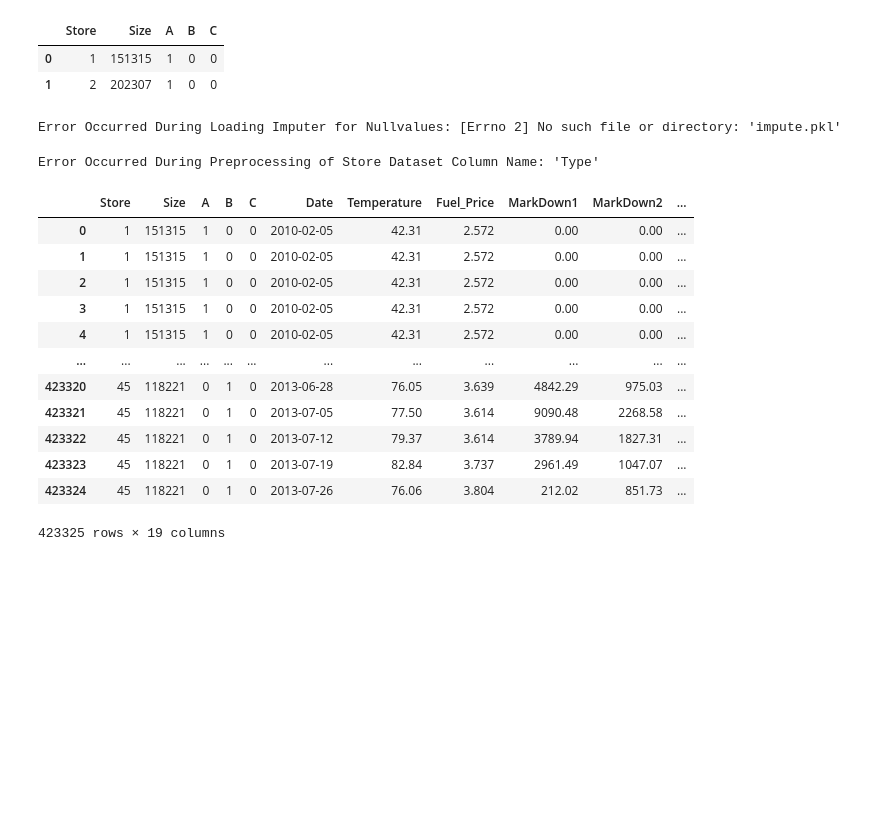
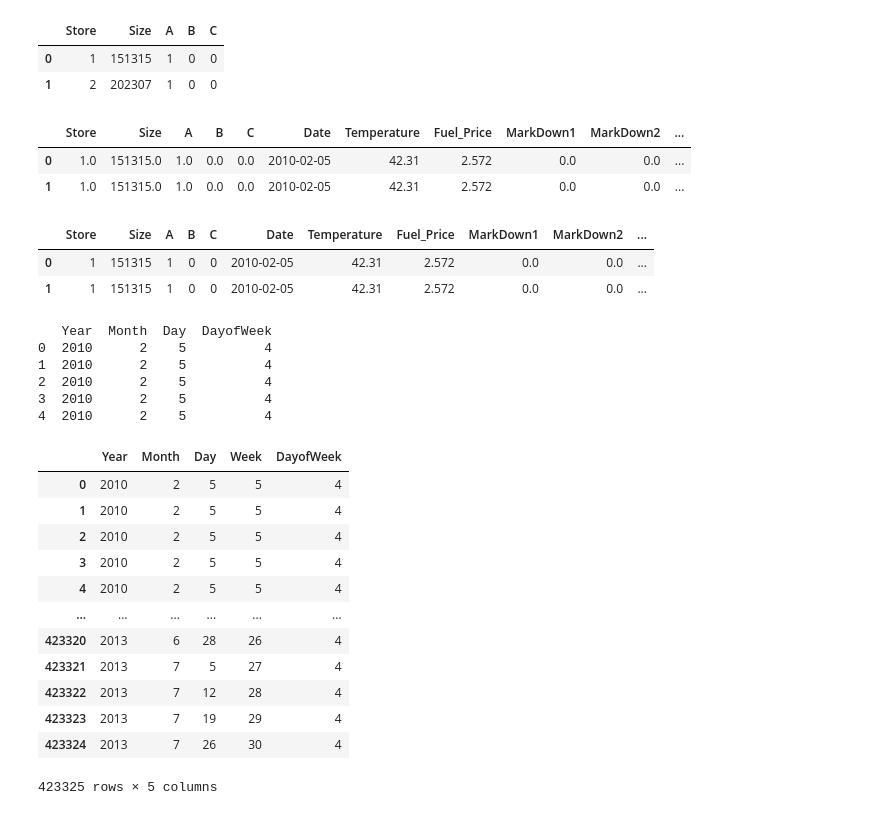
Before and after one commit to sushantkas/store_optimization, a Jupyter notebook: data_EDA.ipynb, the cells around one changed output. Saved outputs shown, nothing was run; the diff lists cells and outputs as text; code cells hidden in the pictures; blank space fills up the shorter version.

```diff
--- a/data_EDA.ipynb
+++ b/data_EDA.ipynb
@@ -797,24 +802,59 @@ store.head(2)
 |  | Store | Size | A | B | C |
 | 0 | 1 | 151315 | 1 | 0 | 0 |
 | 1 | 2 | 202307 | 1 | 0 | 0 |
-# %%
-data=preprocessing_eda.preprocessing_data(feature,store,sales)
-# %% [output]
-Error Occurred During Loading Imputer for Nullvalues: [Errno 2] No such file or directory: 'impute.pkl'
-# %%
-data.merge_dataset()
-# %% [output]
-Error Occurred During Preprocessing of Store Dataset Column Name: 'Type'
-|  | Store | Size | A | B | C | Date | Temperature | Fuel_Price | MarkDown1 | MarkDown2 | ... |
-| 0 | 1 | 151315 | 1 | 0 | 0 | 2010-02-05 | 42.31 | 2.572 | 0.00 | 0.00 | ... |
-| 1 | 1 | 151315 | 1 | 0 | 0 | 2010-02-05 | 42.31 | 2.572 | 0.00 | 0.00 | ... |
-| 2 | 1 | 151315 | 1 | 0 | 0 | 2010-02-05 | 42.31 | 2.572 | 0.00 | 0.00 | ... |
-| 3 | 1 | 151315 | 1 | 0 | 0 | 2010-02-05 | 42.31 | 2.572 | 0.00 | 0.00 | ... |
-| 4 | 1 | 151315 | 1 | 0 | 0 | 2010-02-05 | 42.31 | 2.572 | 0.00 | 0.00 | ... |
-| ... | ... | ... | ... | ... | ... | ... | ... | ... | ... | ... | ... |
-| 423320 | 45 | 118221 | 0 | 1 | 0 | 2013-06-28 | 76.05 | 3.639 | 4842.29 | 975.03 | ... |
-| 423321 | 45 | 118221 | 0 | 1 | 0 | 2013-07-05 | 77.50 | 3.614 | 9090.48 | 2268.58 | ... |
-| 423322 | 45 | 118221 | 0 | 1 | 0 | 2013-07-12 | 79.37 | 3.614 | 3789.94 | 1827.31 | ... |
-| 423323 | 45 | 118221 | 0 | 1 | 0 | 2013-07-19 | 82.84 | 3.737 | 2961.49 | 1047.07 | ... |
-| 423324 | 45 | 118221 | 0 | 1 | 0 | 2013-07-26 | 76.06 | 3.804 | 212.02 | 851.73 | ... |
-423325 rows × 19 columns
+# %%
+int_columns=["Store","Size","A","B","C","IsHoliday","Dept"]
+# %%
+feature_store_sales.head(2)
+# %% [output]
+|  | Store | Size | A | B | C | Date | Temperature | Fuel_Price | MarkDown1 | MarkDown2 | ... |
+| 0 | 1.0 | 151315.0 | 1.0 | 0.0 | 0.0 | 2010-02-05 | 42.31 | 2.572 | 0.0 | 0.0 | ... |
+| 1 | 1.0 | 151315.0 | 1.0 | 0.0 | 0.0 | 2010-02-05 | 42.31 | 2.572 | 0.0 | 0.0 | ... |
+# %%
+feature_store_sales[int_columns]=feature_store_sales[int_columns].astype(int)
+# %%
+feature_store_sales.head(2)
+# %% [output]
+|  | Store | Size | A | B | C | Date | Temperature | Fuel_Price | MarkDown1 | MarkDown2 | ... |
+| 0 | 1 | 151315 | 1 | 0 | 0 | 2010-02-05 | 42.31 | 2.572 | 0.0 | 0.0 | ... |
+| 1 | 1 | 151315 | 1 | 0 | 0 | 2010-02-05 | 42.31 | 2.572 | 0.0 | 0.0 | ... |
+# %%
+date_features = {
+    "Year": feature_store_sales["Date"].dt.year,
+    "Month": feature_store_sales["Date"].dt.month,
+    "Day": feature_store_sales["Date"].dt.day,
+    "DayofWeek": feature_store_sales["Date"].dt.dayofweek
+}
+
+df_date_features = pd.DataFrame(date_features, index=feature_store_sales.index)
+print(df_date_features.head())
+# %% [output]
+   Year  Month  Day  DayofWeek
+0  2010      2    5          4
+1  2010      2    5          4
+2  2010      2    5          4
+3  2010      2    5          4
+4  2010      2    5          4
+# %%
+d={
+    "Year":feature_store_sales["Date"].dt.year,
+    "Month":feature_store_sales["Date"].dt.month,
+    "Day":feature_store_sales["Date"].dt.day,
+    "Week":feature_store_sales["Date"].dt.isocalendar().week,
+    "DayofWeek":feature_store_sales["Date"].dt.dayofweek }
+# %%
+pd.DataFrame(data=d, index=feature_store_sales.index)
+# %% [output]
+|  | Year | Month | Day | Week | DayofWeek |
+| 0 | 2010 | 2 | 5 | 5 | 4 |
+| 1 | 2010 | 2 | 5 | 5 | 4 |
+| 2 | 2010 | 2 | 5 | 5 | 4 |
+| 3 | 2010 | 2 | 5 | 5 | 4 |
+| 4 | 2010 | 2 | 5 | 5 | 4 |
+| ... | ... | ... | ... | ... | ... |
+| 423320 | 2013 | 6 | 28 | 26 | 4 |
+| 423321 | 2013 | 7 | 5 | 27 | 4 |
+| 423322 | 2013 | 7 | 12 | 28 | 4 |
+| 423323 | 2013 | 7 | 19 | 29 | 4 |
+| 423324 | 2013 | 7 | 26 | 30 | 4 |
+423325 rows × 5 columns
```
Also changed, not shown: parts of 4 cells of this notebook, 1 other file.
